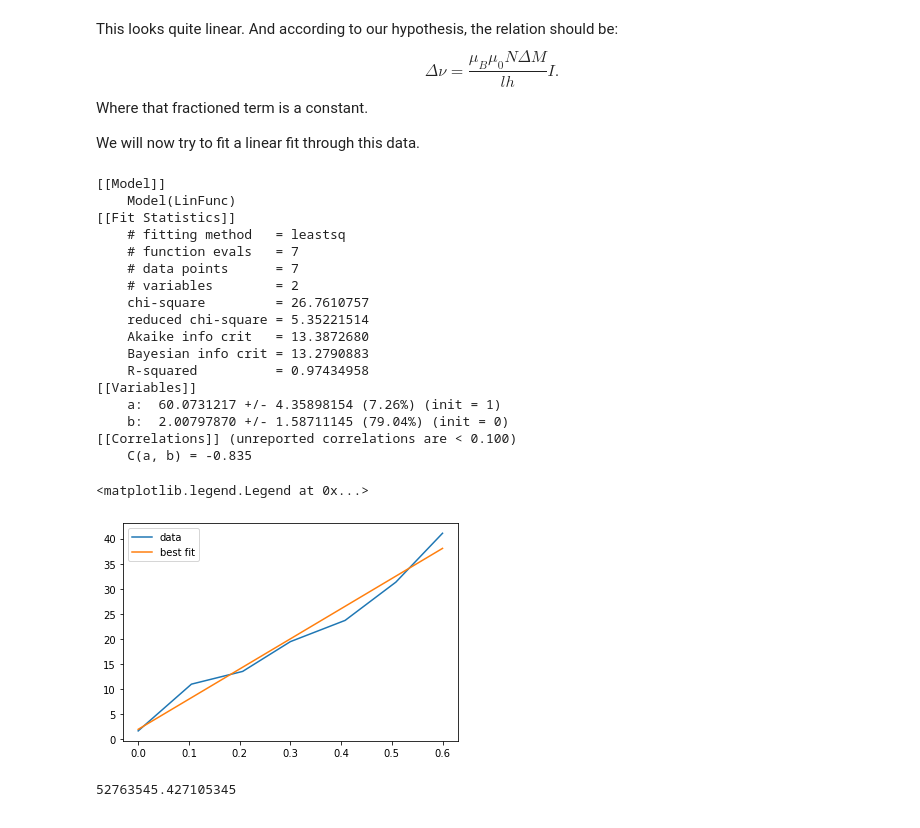
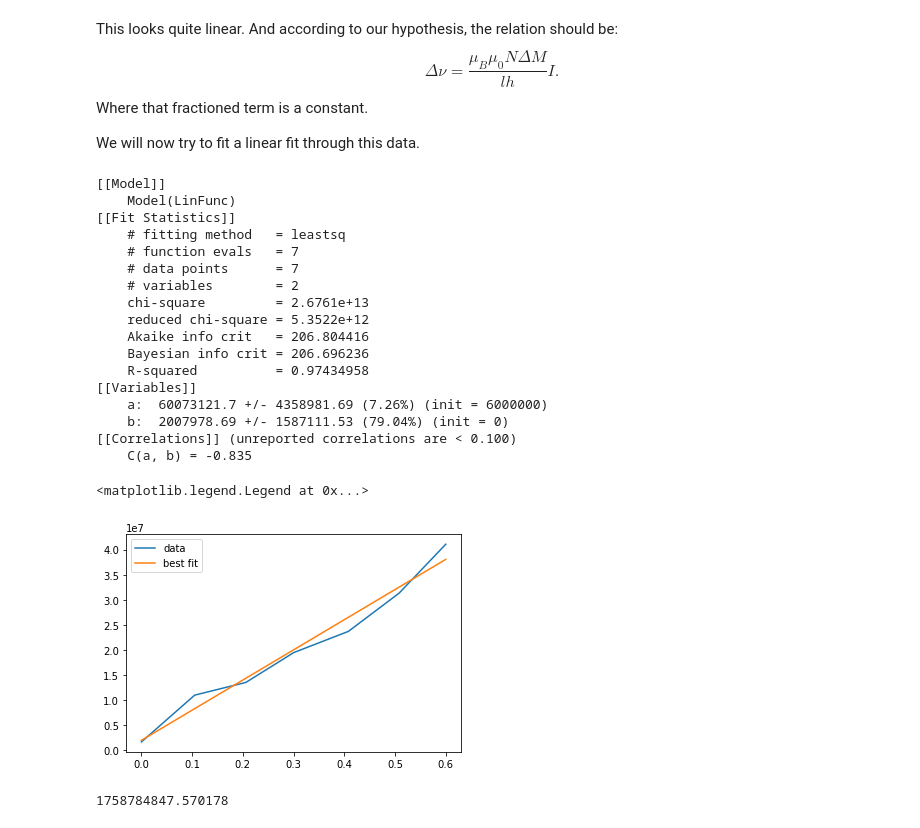
Before and after one commit to Rikkertttt/Rubidium-Spectroscopy, a Jupyter notebook: endfile.ipynb, the cells around one changed output. Drawn from its saved outputs; the diff is of its cells as text; code cells hidden in the pictures.

```diff
--- a/endfile.ipynb
+++ b/endfile.ipynb
@@ -106,6 +104,6 @@ f = \frac{\Delta f}{\Delta t} t.
 \end{equation}
 We will use $\frac{\Delta f}{\Delta t}=Q$ for notation.
 # %%
-delta_f = 6834.7e6 #Hz
+delta_f = 6834.7 #MHz
 delta_t = abs(peak_A-peak_B)
 Q = delta_f/delta_t
@@ -538,0 +530,8 @@ plt.scatter(Currents, Frequencies)
+# %%
+# Convert from MHz to Hz
+Frequencies_in_Hz=[]
+for freq in Frequencies:
+    Frequencies_in_Hz.append(freq*1e6)
+
+
+plt.scatter(Currents, Frequencies_in_Hz)
@@ -546,43 +548,43 @@ Where that fractioned term is a constant.
 We will now try to fit a linear fit through this data.
 # %%
 # Use the previous linear fit
-LinFit = Lin_model.fit(Frequencies, x=Currents, a=1, b=0)
+LinFit = Lin_model.fit(Frequencies_in_Hz, x=Currents, a=6e6, b=0)
 
 print(LinFit.fit_report())
 
-plt.plot(Currents, Frequencies, label="data")
+plt.plot(Currents, Frequencies_in_Hz, label="data")
 plt.plot(Currents, LinFit.best_fit, '-', label='best fit')
 plt.legend()
 # %% [output]
 [[Model]]
     Model(LinFunc)
 [[Fit Statistics]]
     # fitting method   = leastsq
     # function evals   = 7
     # data points      = 7
     # variables        = 2
-    chi-square         = 26.7610757
-    reduced chi-square = 5.35221514
-    Akaike info crit   = 13.3872680
-    Bayesian info crit = 13.2790883
+    chi-square         = 2.6761e+13
+    reduced chi-square = 5.3522e+12
+    Akaike info crit   = 206.804416
+    Bayesian info crit = 206.696236
     R-squared          = 0.97434958
 [[Variables]]
-    a:  60.0731217 +/- 4.35898154 (7.26%) (init = 1)
-    b:  2.00797870 +/- 1.58711145 (79.04%) (init = 0)
+    a:  60073121.7 +/- 4358981.69 (7.26%) (init = 6000000)
+    b:  2007978.69 +/- 1587111.53 (79.04%) (init = 0)
 [[Correlations]] (unreported correlations are < 0.100)
     C(a, b) = -0.835
 <matplotlib.legend.Legend at 0x...>
-[figure, old version]
+[figure, new version]
 # %%
 # Hypothetical constant
 MuB = 9.274e-24
 Mu0=1.2566e-6
 N=100
-DeltaM=3
-l=0.1
+DeltaM=1 #Yet not known, might need to find
+l=0.01 #Yet not known
 h=6.626e-34
 
 const=(MuB*Mu0*N*DeltaM)/(l*h)
 const
 # %% [output]
-52763545.427105345
+1758784847.570178
```
Also changed, not shown: parts of 5 cells of this notebook.
